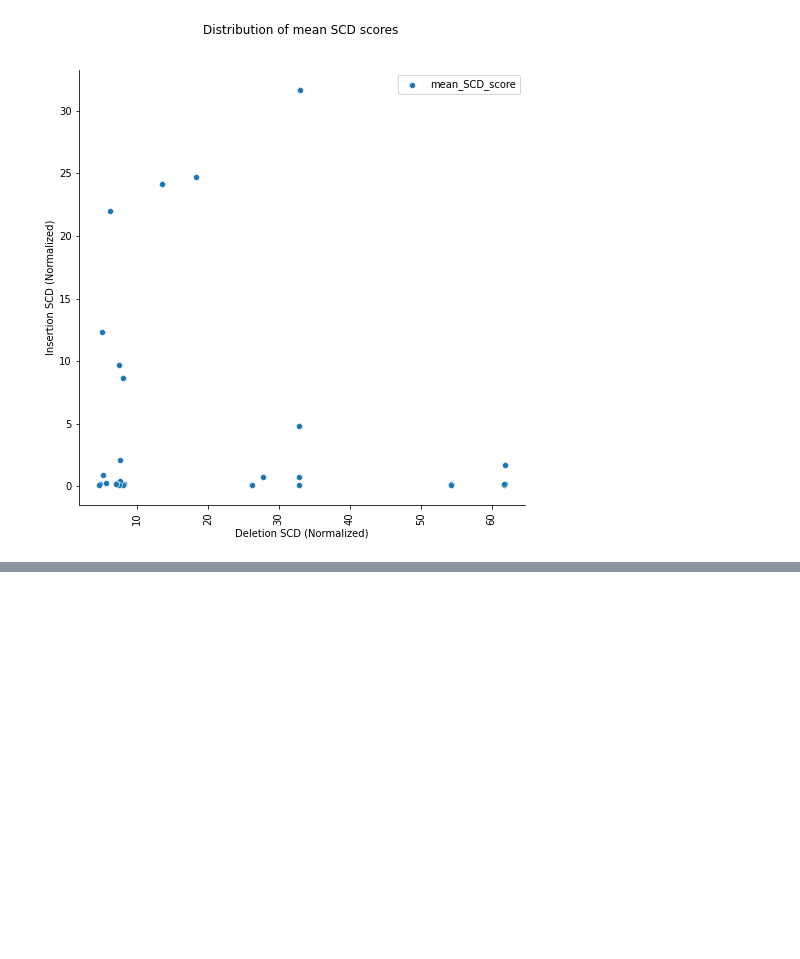
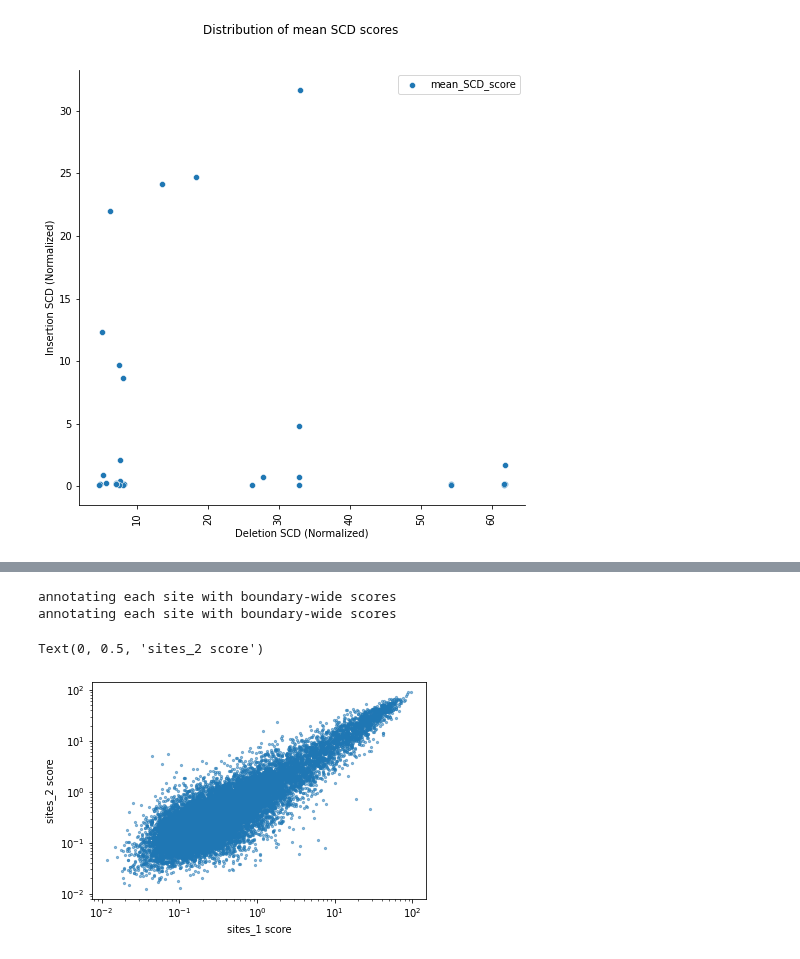
Before and after one commit to Fudenberg-Research-Group/akita_utils, a Jupyter notebook: bin/insert_experiments/analysis/CTCF_motif_deletion_vs_insertion.ipynb, the cells around one changed output, grey strips where cells are left out. Cells and saved outputs as stored; diff of their text form; code cells hidden in the pictures; blank space fills up the shorter version.

Commit message:
refactored some analysis cells

```diff
--- a/bin/insert_experiments/analysis/CTCF_motif_deletion_vs_insertion.ipynb
+++ b/bin/insert_experiments/analysis/CTCF_motif_deletion_vs_insertion.ipynb
@@ -205,17 +199,17 @@ OSError: Unable to open file (bad object header version number)
 # %%
-# h5_dirs_2 = "/scratch1/kamulege/test_disruption_scd_span_test_v2/motif_expt_model7_head1/scd.h5"
 
-# h5_dirs_2 = "/scratch1/kamulege/test_disruption_scd_span_test_v5/motif_expt_model1_head1/scd.h5"
+h5_dirs_2 = "/scratch1/kamulege/disruption_genomic_scds/motif_expt_model1_head1/scd.h5"
 
-h5_dirs_2 = "/scratch1/kamulege/permute_boundaries_motifs_ctcf_mm10_model1/scd.h5"
+h5_dirs_1 = "/scratch1/kamulege/disruption_genomic_scds/motif_expt_model6_head1/scd.h5"
 
-h5_dirs_1 = "/project/fudenber_735/tensorflow_models/akita/v2/analysis/permute_boundaries_motifs_ctcf_mm10_model1/scd.h5"
+# h5_dirs_1 = "/project/fudenber_735/tensorflow_models/akita/v2/analysis/permute_boundaries_motifs_ctcf_mm10_model7/scd.h5"
 
 sites_1 = akita_utils.tsv_gen_utils.filter_boundary_ctcfs_from_h5(
-        h5_dirs=h5_dirs_1, score_key="SCD", threshold_all_ctcf=0,
+        h5_dirs=h5_dirs_1, score_key="SCD", threshold_all_ctcf=-np.inf,
     )
 sites_2 = akita_utils.tsv_gen_utils.filter_boundary_ctcfs_from_h5(
-        h5_dirs=h5_dirs_2, score_key="SCD", threshold_all_ctcf=0,
+        h5_dirs=h5_dirs_2, score_key="SCD", threshold_all_ctcf=-np.inf,
     )
-# sites_1.head
-sites_2.head
+# %% [output]
+annotating each site with boundary-wide scores
+annotating each site with boundary-wide scores
@@ -259,9 +216,12 @@ head -n 5 /project/fudenber_735/tensorflow_models/akita/v2/analysis/boundaries.m
 # %%
 pseudocount=1e-3
 plt.scatter(
-    s1['SCD']+pseudocount,
-    s2['SCD']+pseudocount,
+    sites_1['SCD']+pseudocount,
+    sites_2['SCD']+pseudocount,
     5, alpha=0.5)
 plt.loglog()
-plt.xlabel('OLD score')
-plt.ylabel("NEW score")
+plt.xlabel('sites_1 score')
+plt.ylabel("sites_2 score")
+# %% [output]
+Text(0, 0.5, 'sites_2 score')
+[figure, added]
```
Also changed, not shown: parts of 13 cells of this notebook.
